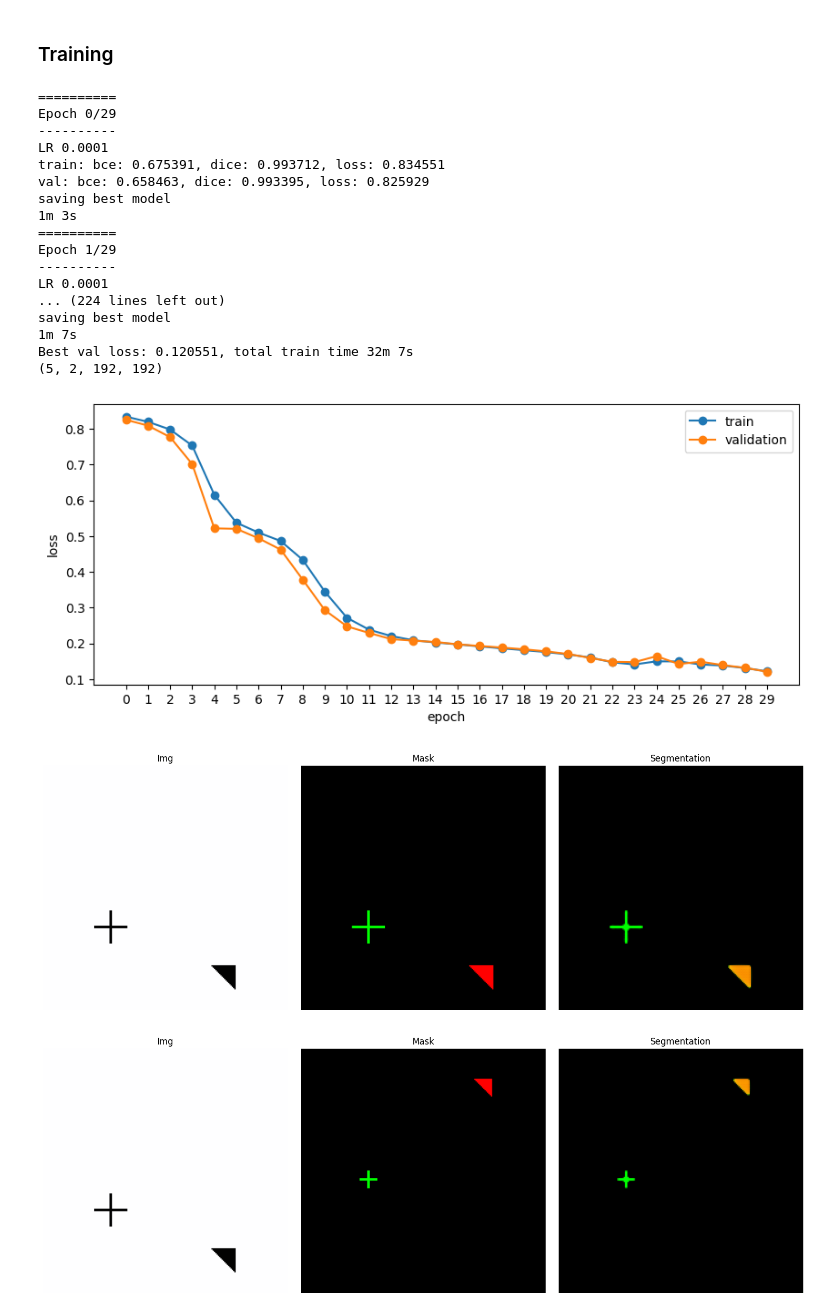
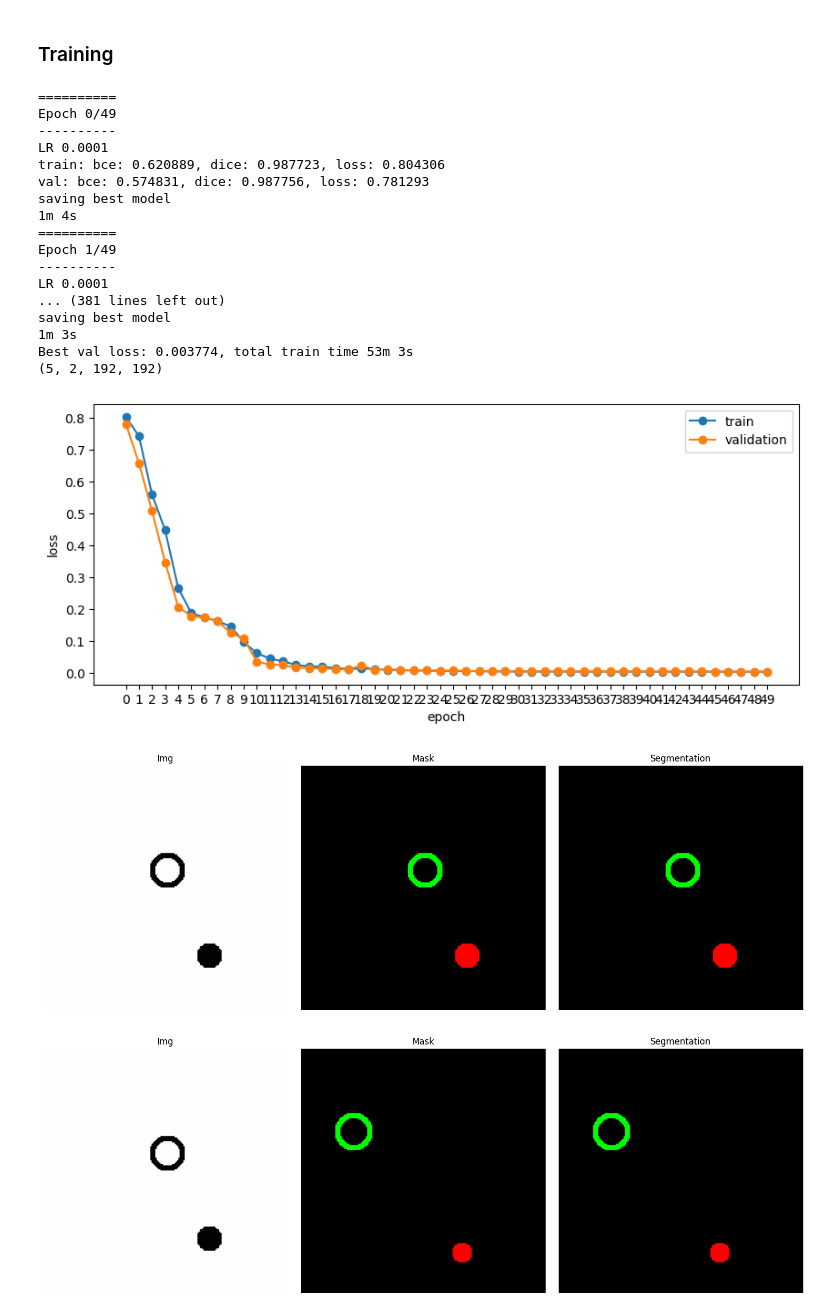
Before and after one commit to wisstock/DEMO, a Jupyter notebook: unet_demo.ipynb, the cells around one changed output. Cells and saved outputs as stored; diff of their text form; code cells hidden in the pictures.

```diff
--- a/unet_demo.ipynb
+++ b/unet_demo.ipynb
@@ -552,7 +552,7 @@ class TrainRun():
         image_datasets = {'train': train_set,
                           'val': val_set}
 
-        batch_size = 20
+        batch_size = 10
         dataloaders = {'train': DataLoader(train_set, batch_size=batch_size, shuffle=True, num_workers=0),
                        'val': DataLoader(val_set, batch_size=batch_size, shuffle=True, num_workers=0)}
 
@@ -619,27 +619,27 @@ class TrainRun():
             plt.tight_layout()
             plt.show()
 # %%
-demo_train = TrainRun(UNet, n_epoch=30, n_class=3)
+demo_train = TrainRun(UNet, n_epoch=50, n_class=2)
 demo_train.exexute_train()
 demo_train.execute_test(test_set_size=5)
 # %% [output]
 ==========
-Epoch 0/29
+Epoch 0/49
 ----------
 LR 0.0001
-train: bce: 0.675391, dice: 0.993712, loss: 0.834551
-val: bce: 0.658463, dice: 0.993395, loss: 0.825929
+train: bce: 0.620889, dice: 0.987723, loss: 0.804306
+val: bce: 0.574831, dice: 0.987756, loss: 0.781293
+saving best model
+1m 4s
+==========
+Epoch 1/49
+----------
+LR 0.0001
+... (381 lines left out)
 saving best model
 1m 3s
-==========
-Epoch 1/29
-----------
-LR 0.0001
-... (224 lines left out)
-saving best model
-1m 7s
-Best val loss: 0.120551, total train time 32m 7s
+Best val loss: 0.003774, total train time 53m 3s
 (5, 2, 192, 192)
-[figure, old version]
+[figure, new version]
-[figure, old version]
+[figure, new version]
-[figure, old version]
+[figure, new version]
```
Also changed, not shown: parts of 7 cells of this notebook, 1 other file.
